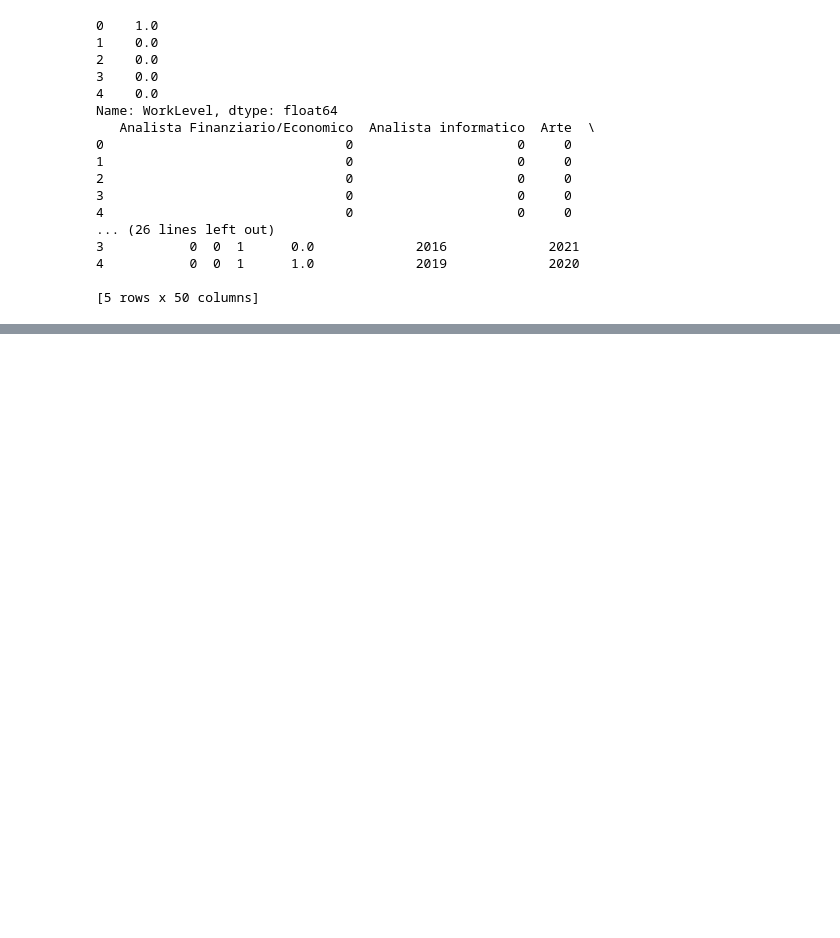
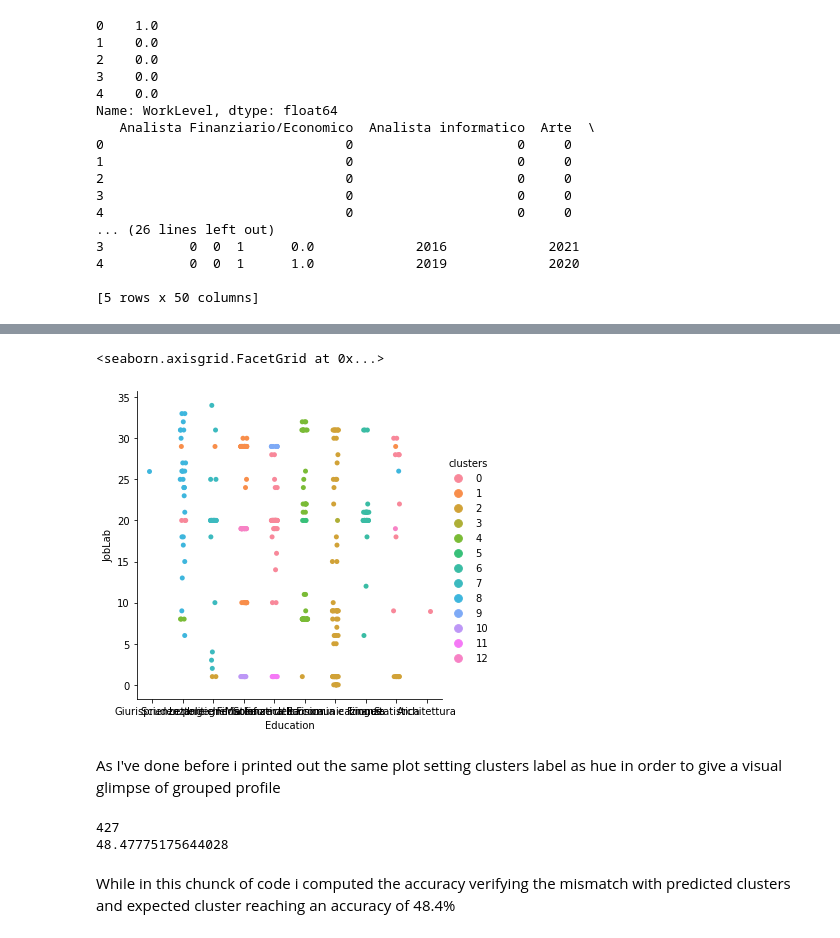
Before and after one commit to DavideValenti3/TesiProfilazione, a Jupyter notebook: Code2.ipynb, the cells around one changed output, grey strips where cells are left out. Saved outputs shown, nothing was run; the diff lists cells and outputs as text; code cells hidden in the pictures; blank space fills up the shorter version.

```diff
--- a/Code2.ipynb
+++ b/Code2.ipynb
@@ -345,0 +584,14 @@ clf.fit()
+# %%
+df_clus['clusters'] = clusters
+df_clus.head()
+
+df_clus.to_csv('cluster.csv')
+# %%
+df_clus['JobLab'] = df_clus.Job.astype('category').cat.codes
+
+sbn.catplot(x = 'Education', y = 'JobLab', hue = 'clusters', data = df_clus)
+# %% [output]
+<seaborn.axisgrid.FacetGrid at 0x...>
+[figure, added]
+# %% [markdown]
+<p>As I've done before i printed out the same plot setting clusters label as hue in order to give a visual glimpse of grouped profile</p>
@@ -345,0 +610,10 @@ clf.fit()
+# %%
+corrected = sum(map(lambda x, y: x == y, df_clus.expected, df_clus.clusters))
+
+row, _ = df_clus.shape
+accuracy = (corrected / row) * 100
+# %% [output]
+427
+48.47775175644028
+# %% [markdown]
+While in this chunck of code i computed the accuracy verifying the mismatch with predicted clusters and expected cluster reaching an accuracy of 48.4%
```
Also changed, not shown: parts of 39 cells of this notebook.
